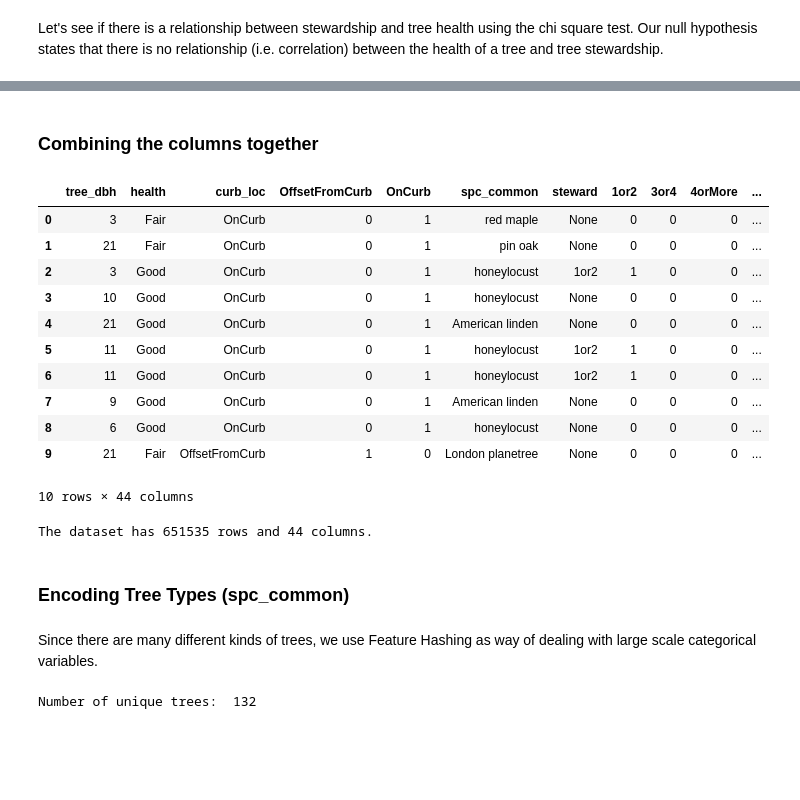
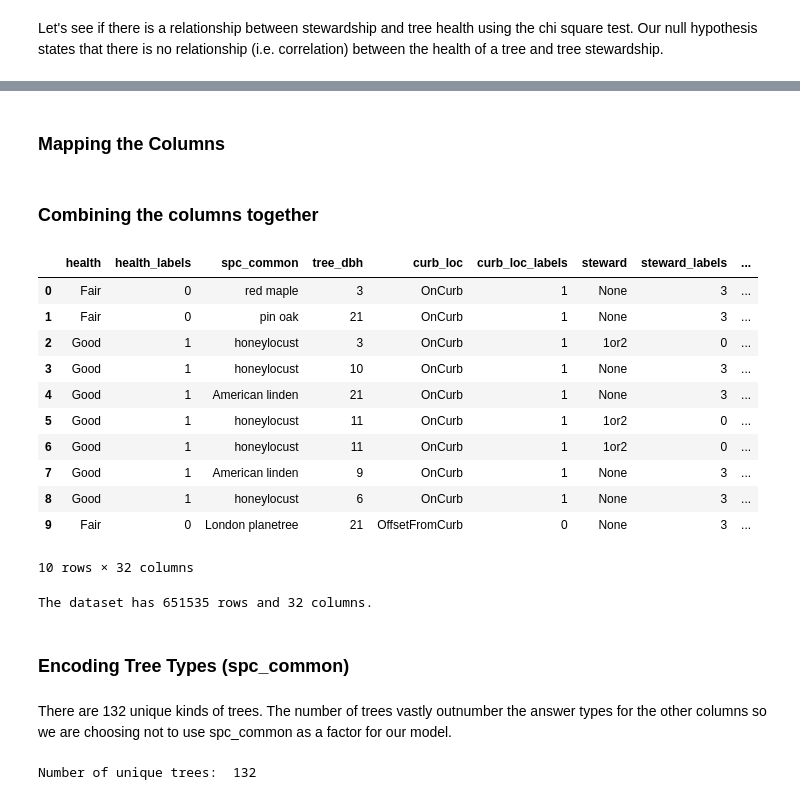
Before and after one commit to annasophiat/tree-health-census, a Jupyter notebook: tree_census_statistical_analysis.ipynb, the cells around one changed output, grey strips where cells are left out. Cells and saved outputs as stored; diff of their text form; code cells hidden in the pictures; blank space fills up the shorter version.

```diff
--- a/tree_census_statistical_analysis.ipynb
+++ b/tree_census_statistical_analysis.ipynb
@@ -104,2 +98,0 @@ Since only 294 trees have diameters greater than 50 inches, we will remove them
-# %%
-tree = tree[tree.tree_dbh < 51] # remove trees with diameters greater than 50 inches
@@ -259,0 +197,5 @@ pd.concat([tree.curb_loc, curb_loc_dummies], axis=1).head(10)
+# %%
+cols_encode = ['curb_loc', 'steward', 'guards', 'sidewalk', 'borough', 'health']
+
+for x in cols_encode:
+    tree[x + '_labels'] = LabelEncoder().fit_transform(tree[x])
@@ -415,63 +224,66 @@ pd.concat([tree.borough, borough_dummies], axis=1).head(10)
+# %% [markdown]
+### Mapping the Columns
 # %% [markdown]
 ### Combining the columns together
 # %%
-# create a new dataset with newly created rows from one-hot encoding
+# reorganize the dataset so that label columns are next to their original columns
 
-tree_update = pd.concat([tree.tree_dbh,
-                         tree.health,
-                         tree.curb_loc,
-                         curb_loc_dummies,
-                         tree.spc_common,
-                         tree.steward,
-                         steward_dummies,
-                         tree.guards,
-                         guards_dummies,
-                         tree.sidewalk,
-                         sidewalk_dummies,
-                         tree[['root_stone',
+tree_update = pd.concat([tree[['health',
+                               'health_labels',
+                               'spc_common',
+                               'tree_dbh',
+                               'curb_loc',
+                               'curb_loc_labels',
+                               'steward',
+                               'steward_labels',
+                               'guards',
+                               'guards_labels',
+                               'sidewalk',
+                               'sidewalk_labels',
+                               'borough',
+                               'borough_labels',
+                               'root_stone',
                                'root_stone_labels',
                                'root_grate',
                                'root_grate_labels',
                                'root_other',
                                'root_other_labels',
                                'trunk_wire',
                                'trunk_wire_labels',
                                'trnk_light',
                                'trnk_light_labels',
                                'trnk_other',
                                'trnk_other_labels',
                                'brch_light',
                                'brch_light_labels',
                                'brch_shoe',
                                'brch_shoe_labels',
                                'brch_other',
                                'brch_other_labels',
-                               'borough']],
-                         borough_dummies,
-                         tree.num_problems], axis=1)
+                              ]]], axis=1)
 
 tree_update.head(10)
 # %% [output]
-|  | tree_dbh | health | curb_loc | OffsetFromCurb | OnCurb | spc_common | steward | 1or2 | 3or4 | 4orMore | ... |
-| 0 | 3 | Fair | OnCurb | 0 | 1 | red maple | None | 0 | 0 | 0 | ... |
-| 1 | 21 | Fair | OnCurb | 0 | 1 | pin oak | None | 0 | 0 | 0 | ... |
-| 2 | 3 | Good | OnCurb | 0 | 1 | honeylocust | 1or2 | 1 | 0 | 0 | ... |
-| 3 | 10 | Good | OnCurb | 0 | 1 | honeylocust | None | 0 | 0 | 0 | ... |
-| 4 | 21 | Good | OnCurb | 0 | 1 | American linden | None | 0 | 0 | 0 | ... |
-| 5 | 11 | Good | OnCurb | 0 | 1 | honeylocust | 1or2 | 1 | 0 | 0 | ... |
-| 6 | 11 | Good | OnCurb | 0 | 1 | honeylocust | 1or2 | 1 | 0 | 0 | ... |
-| 7 | 9 | Good | OnCurb | 0 | 1 | American linden | None | 0 | 0 | 0 | ... |
-| 8 | 6 | Good | OnCurb | 0 | 1 | honeylocust | None | 0 | 0 | 0 | ... |
-| 9 | 21 | Fair | OffsetFromCurb | 1 | 0 | London planetree | None | 0 | 0 | 0 | ... |
+|  | health | health_labels | spc_common | tree_dbh | curb_loc | curb_loc_labels | steward | steward_labels | ... |
+| 0 | Fair | 0 | red maple | 3 | OnCurb | 1 | None | 3 | ... |
+| 1 | Fair | 0 | pin oak | 21 | OnCurb | 1 | None | 3 | ... |
+| 2 | Good | 1 | honeylocust | 3 | OnCurb | 1 | 1or2 | 0 | ... |
+| 3 | Good | 1 | honeylocust | 10 | OnCurb | 1 | None | 3 | ... |
+| 4 | Good | 1 | American linden | 21 | OnCurb | 1 | None | 3 | ... |
+| 5 | Good | 1 | honeylocust | 11 | OnCurb | 1 | 1or2 | 0 | ... |
+| 6 | Good | 1 | honeylocust | 11 | OnCurb | 1 | 1or2 | 0 | ... |
+| 7 | Good | 1 | American linden | 9 | OnCurb | 1 | None | 3 | ... |
+| 8 | Good | 1 | honeylocust | 6 | OnCurb | 1 | None | 3 | ... |
+| 9 | Fair | 0 | London planetree | 21 | OffsetFromCurb | 0 | None | 3 | ... |
-10 rows × 44 columns
+10 rows × 32 columns
 # %%
 print('The dataset has {} rows and {} columns.'.format(tree_update.shape[0], tree_update.shape[1]))
 # %% [output]
-The dataset has 651535 rows and 44 columns.
+The dataset has 651535 rows and 32 columns.
 # %% [markdown]
 ### Encoding Tree Types (spc_common)
-# %% [markdown]
-Since there are many different kinds of trees, we use Feature Hashing as way of dealing with large scale categorical variables.
+# %% [markdown]
+There are 132 unique kinds of trees. The number of trees vastly outnumber the answer types for the other columns so we are choosing not to use spc_common as a factor for our model.
 # %%
 print('Number of unique trees: ', len(tree.spc_common.unique()))
 # %% [output]
```
Also changed, not shown: parts of 35 cells of this notebook, 1 other file.
